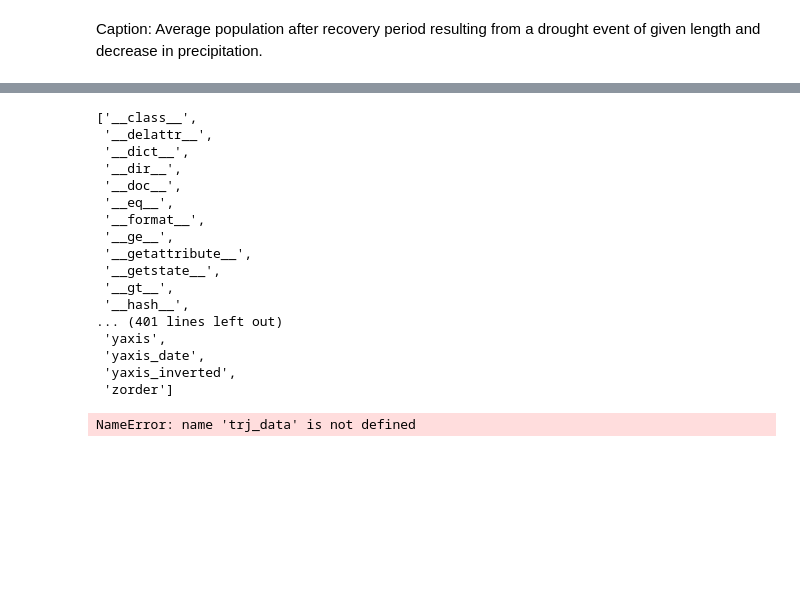
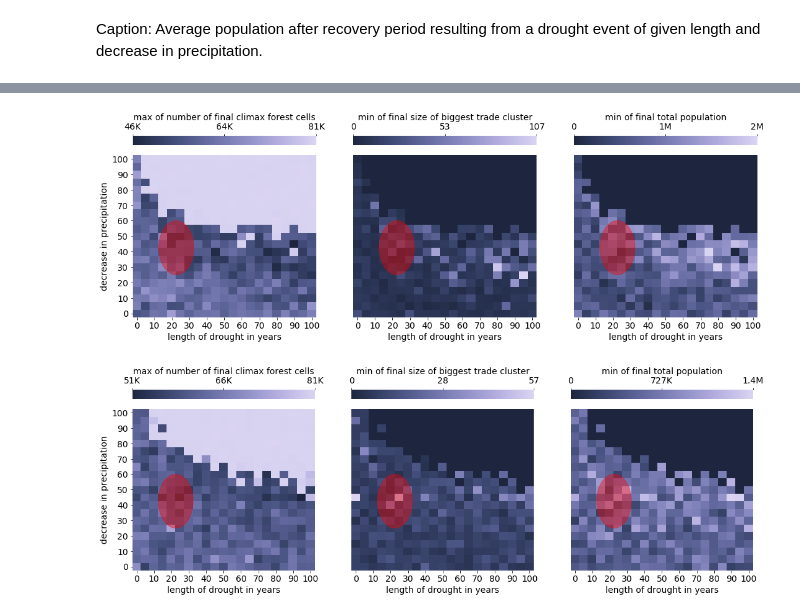
Before and after one commit to jakobkolb/Mayasim, a Jupyter notebook: Evaluation_Notebooks/X9_Stability_analysis.ipynb, the cells around one changed output, grey strips where cells are left out. Drawn from its saved outputs; the diff is of its cells as text; code cells hidden in the pictures; blank space fills up the shorter version.

```diff
--- a/Evaluation_Notebooks/X9_Stability_analysis.ipynb
+++ b/Evaluation_Notebooks/X9_Stability_analysis.ipynb
@@ -169,25 +178,0 @@ fig.savefig('stability_analysis_plot.pdf', transparent=True)
-# %%
-dir(fig.get_axes()[-1])
-# %% [output]
-['__class__',
- '__delattr__',
- '__dict__',
- '__dir__',
- '__doc__',
- '__eq__',
- '__format__',
- '__ge__',
- '__getattribute__',
- '__getstate__',
- '__gt__',
- '__hash__',
-... (401 lines left out)
- 'yaxis',
- 'yaxis_date',
- 'yaxis_inverted',
- 'zorder']
-# %%
-for key in trj_data.keys():
-    print(trj_data[key].columns)
-# %% [output]
-NameError: name 'trj_data' is not defined
@@ -195,0 +179,40 @@ trj.plot()
+# %%
+# Plot scenario 1
+mpl.rcParams.update({'font.size': 14})
+
+scn_number = 1
+
+fig, axes = plt.subplots(nrows=1, ncols=3)
+for ax, clabel, observable, measure, ylabel, tlabel in zip(axes, clabels, observables, measures, ylabels, tick_labels[scn_number]):
+    plt_heatmap(ax=ax,
+                obs=observable,
+                measure=measure,
+                ylabels=ylabel,
+                tlabels=tlabel,
+                scn=scenarios[scn_number],
+                clabel=clabel,
+                min_data=final_states)
+
+fig.savefig(f'stability_analysis_plot_{scn_number}.pdf', transparent=True)
+# %% [output]
+[figure, added]
+# %%
+# Plot scenario 2
+mpl.rcParams.update({'font.size': 14})
+
+scn_number = 2
+
+fig, axes = plt.subplots(nrows=1, ncols=3)
+for ax, clabel, observable, measure, ylabel, tlabel in zip(axes, clabels, observables, measures, ylabels, tick_labels[scn_number]):
+    plt_heatmap(ax=ax,
+                obs=observable,
+                measure=measure,
+                ylabels=ylabel,
+                tlabels=tlabel,
+                scn=scenarios[scn_number],
+                clabel=clabel,
+                min_data=final_states)
+
+fig.savefig(f'stability_analysis_plot_{scn_number}.pdf', transparent=True)
+# %% [output]
+[figure, added]
```
Also changed, not shown: parts of 13 cells of this notebook, 2 other files.
